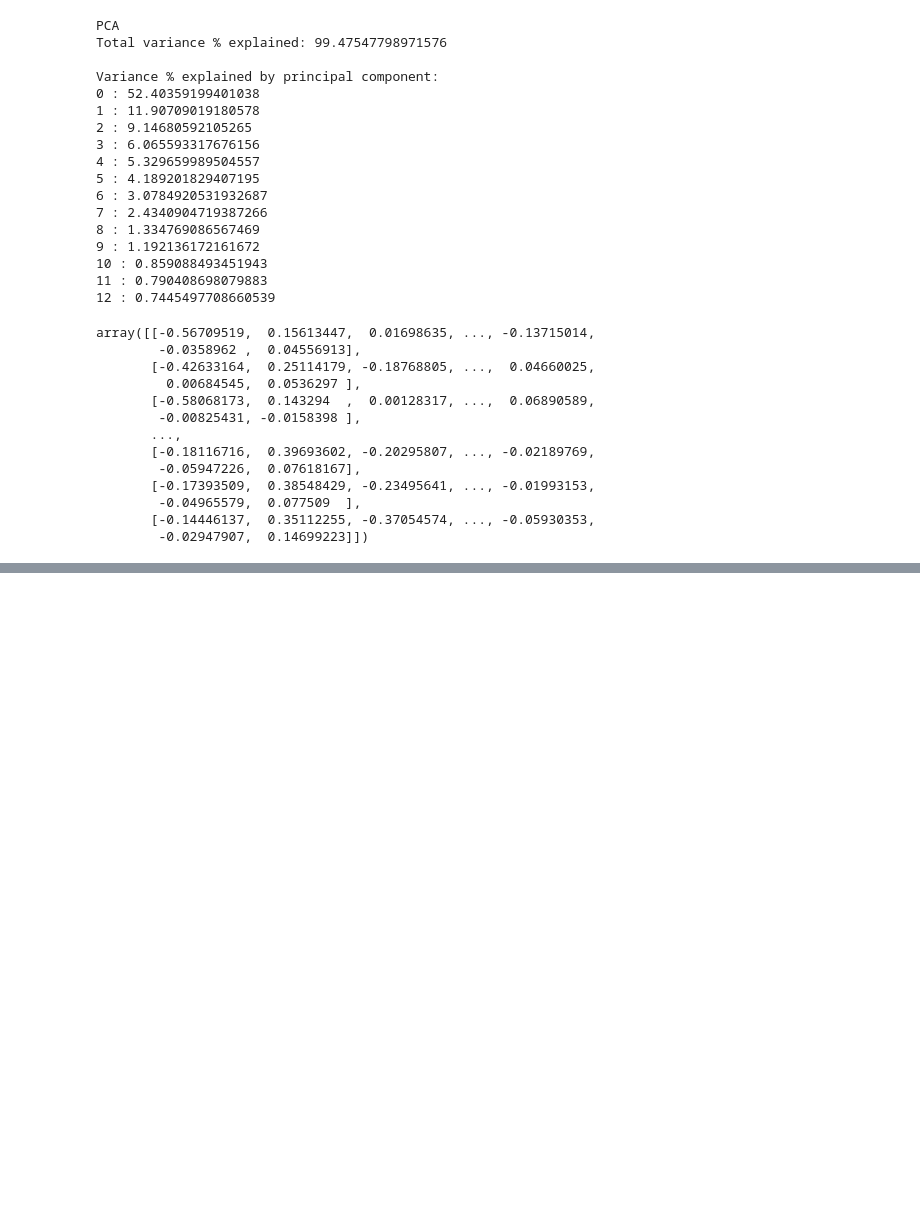
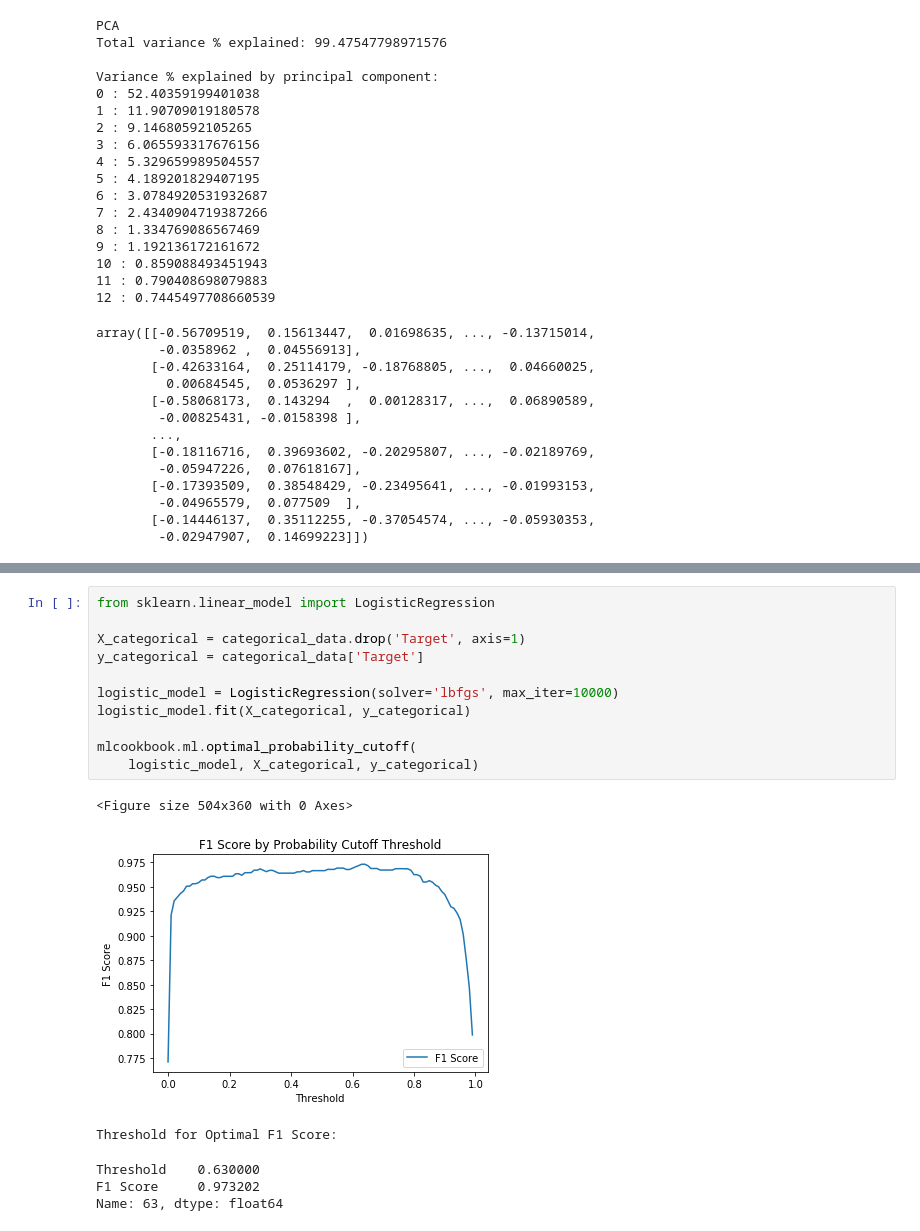
Before and after one commit to JeffMacaluso/mlcookbook, a Jupyter notebook: Example.ipynb, the cells around one changed output, grey strips where cells are left out. Drawn from its saved outputs; the diff is of its cells as text; blank space fills up the shorter version.

Commit message:
Fixed random search, added class probability cutoffs and prediction intervals

```diff
--- a/Example.ipynb
+++ b/Example.ipynb
@@ -208,0 +289,18 @@ AttributeError: 'DataFrame' object has no attribute 'name'
+# %%
+from sklearn.linear_model import LogisticRegression
+
+X_categorical = categorical_data.drop('Target', axis=1)
+y_categorical = categorical_data['Target']
+
+logistic_model = LogisticRegression(solver='lbfgs', max_iter=10000)
+logistic_model.fit(X_categorical, y_categorical)
+
+mlcookbook.ml.optimal_probability_cutoff(
+    logistic_model, X_categorical, y_categorical)
+# %% [output]
+<Figure size 504x360 with 0 Axes>
+[figure, added]
+Threshold for Optimal F1 Score:
+Threshold    0.630000
+F1 Score     0.973202
+Name: 63, dtype: float64
```
Also changed, not shown: parts of 10 cells of this notebook, 1 other file.
